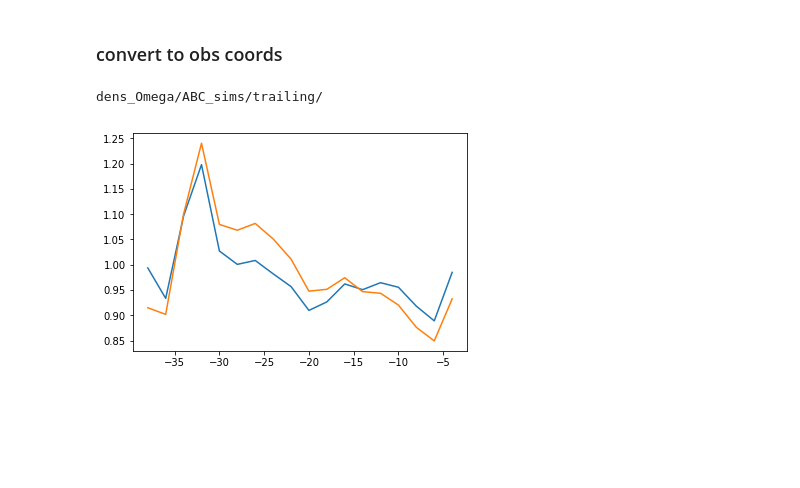
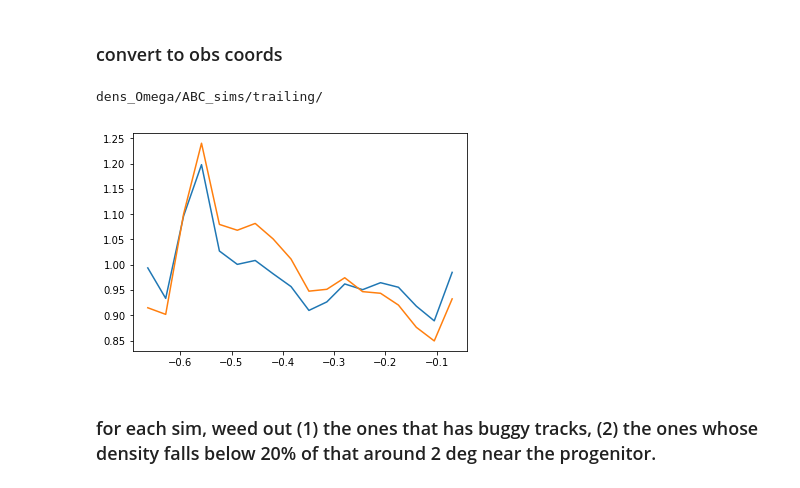
Before and after one commit to nbanik/Analyze_GD-1, a Jupyter notebook: ABC.ipynb, the cells around one changed output. Cells and saved outputs as stored; diff of their text form; code cells hidden in the pictures; blank space fills up the shorter version.

```diff
--- a/ABC.ipynb
+++ b/ABC.ipynb
@@ -62,6 +62,8 @@ Omega=dat[:,5]
 mT= sdf_pepper.meanTrack(apars,_mO=Omega,coord='lb')
 phi1=lb_to_phi12(mT[0],mT[1],degree=True)[:,0]
 phi1[phi1 > 180.]-=360.
+
+phi1=np.radians(phi1)
 
 #We want to find d(apar)/d(phi1) at the apars that's in the output file.
 #Treating those apars and phi1 as the mid-point of the apar and phi1 bins, compute the
@@ -97,32 +99,34 @@ dapar_dphi1=(numpy.diff(apar_edge)/numpy.diff(phi1_edge))
 ipdapar_dphi1=interpolate.InterpolatedUnivariateSpline(phi1,dapar_dphi1)
 
 #Interpolate apar(phi1)
 ipphi1= interpolate.InterpolatedUnivariateSpline(phi1,apars)
 
 #Interpolate dens(apar)
 ipdens_apar= interpolate.InterpolatedUnivariateSpline(apars,dens)
 
 #Interpolate density(phi1) by multiplying by jacobian
 dens_phi1=interpolate.InterpolatedUnivariateSpline(phi1,ipdens_apar(ipphi1(phi1))*ipdapar_dphi1(phi1))
 
 #3rd order polynomial
 ppdens_apar= Polynomial.fit(apars,dens,deg=3)
 ppdens_phi1= Polynomial.fit(phi1,dens_phi1(phi1),deg=3)
 
 #phi1 where we want to output
-outphi1= numpy.arange(phi1_min,phi1_max,2.)
+outphi1= np.radians(numpy.arange(phi1_min,phi1_max,2.))
 
 #Interpolate dens_apar/poly(dens_apar)
 ipdens_apar_cont= interpolate.InterpolatedUnivariateSpline(phi1,dens/ppdens_apar(ipphi1(phi1)))
 
 #Interpolate dens_phi1/poly(dens_phi1)
 ipdens_phi1_cont= interpolate.InterpolatedUnivariateSpline(phi1,dens_phi1(phi1)/ppdens_phi1(phi1))
 
 
 plt.figure()
 plt.plot(outphi1,ipdens_apar_cont(outphi1))
 plt.plot(outphi1,ipdens_phi1_cont(outphi1))
 plt.show()
 # %% [output]
 dens_Omega/ABC_sims/trailing/
-[figure, old version]
+[figure, new version]
+# %% [markdown]
+### for each sim, weed out (1) the ones that has buggy tracks, (2) the ones whose density falls below 20% of that around 2 deg near the progenitor.
```
Also changed, not shown: parts of 4 cells of this notebook.
